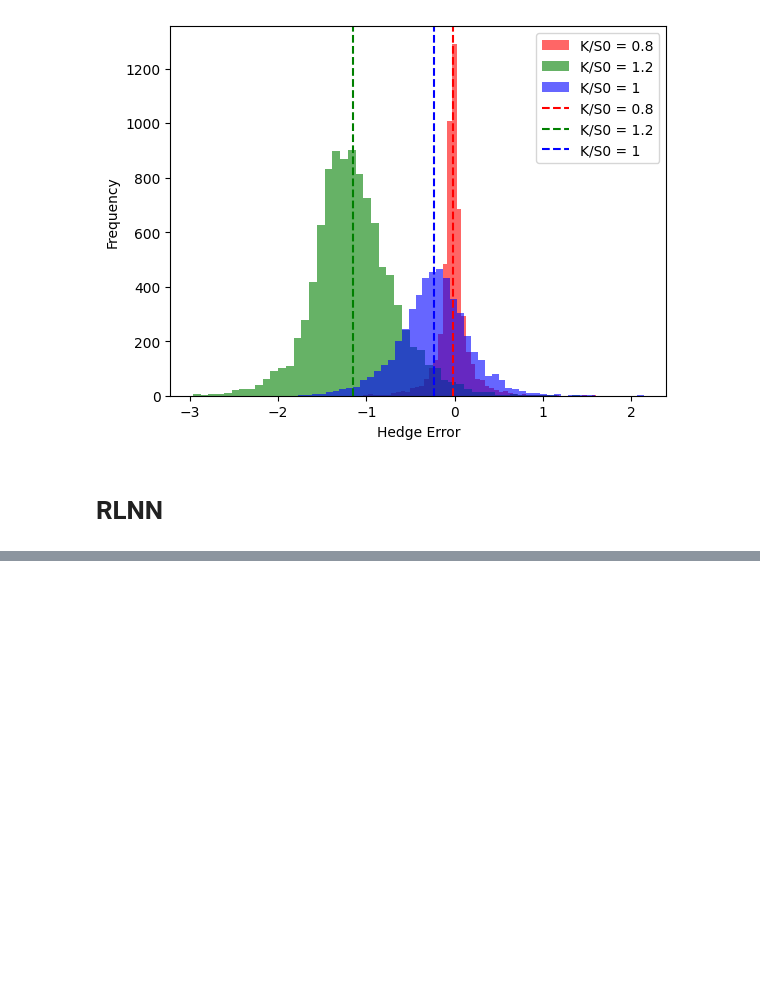
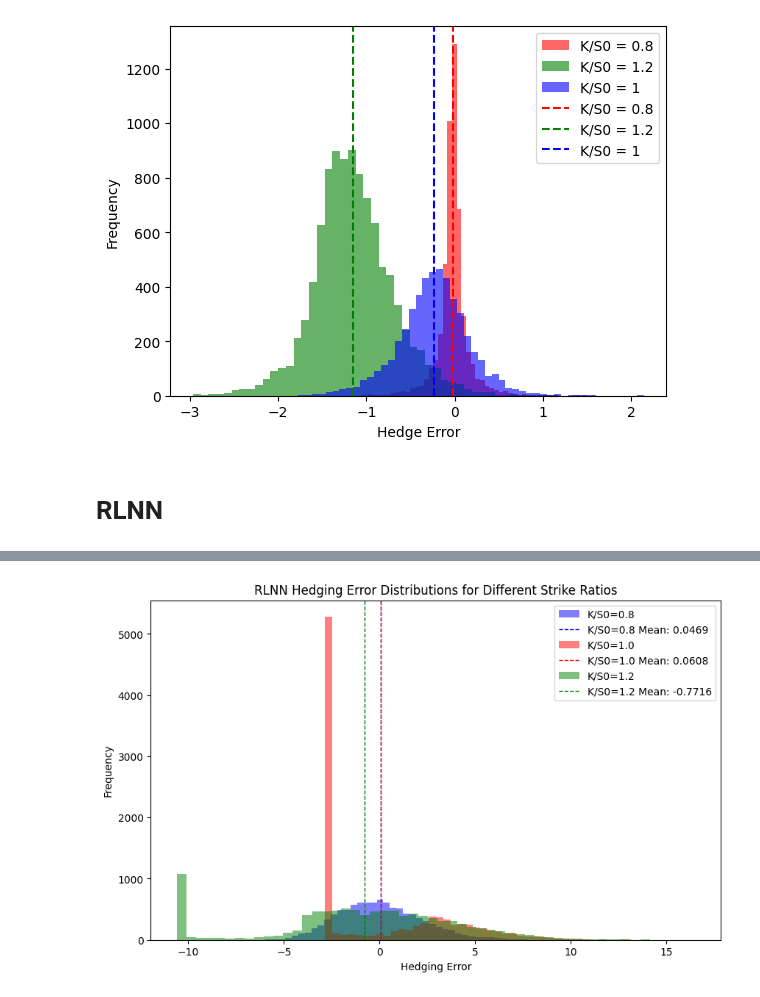
Before and after one commit to NitaiNijholt/SemiStaticReplicationNeuralNet, a Jupyter notebook: Delta_Hedging_plus_RLNN.ipynb, the cells around one changed output, grey strips where cells are left out. Drawn from its saved outputs; the diff is of its cells as text; code cells hidden in the pictures; blank space fills up the shorter version.

```diff
--- a/Delta_Hedging_plus_RLNN.ipynb
+++ b/Delta_Hedging_plus_RLNN.ipynb
@@ -1197,3 +1200,26 @@ Hedge error first 10: [-3.49239648 -4.00035163  3.88364776  0.81176058 -2.173599
+# %%
+plt.figure(figsize=(10,6))
+
+plt.hist(hedging_error_80.flatten(), bins=50, label='K/S0=0.8', color='b', alpha=0.5)
+plt.axvline(np.mean(hedging_error_80), color='b', linestyle='dashed', linewidth=1,
+            label=f'K/S0=0.8 Mean: {np.mean(hedging_error_80):.4f}')
+
+plt.hist(hedging_error_100.flatten(), bins=50, label='K/S0=1.0', color='r', alpha=0.5)
+plt.axvline(np.mean(hedging_error_100), color='r', linestyle='dashed', linewidth=1,
+            label=f'K/S0=1.0 Mean: {np.mean(hedging_error_100):.4f}')
+
+plt.hist(hedging_error_120.flatten(), bins=50, label='K/S0=1.2', color='g', alpha=0.5)
+plt.axvline(np.mean(hedging_error_120), color='g', linestyle='dashed', linewidth=1,
+            label=f'K/S0=1.2 Mean: {np.mean(hedging_error_120):.4f}')
+
+plt.xlabel('Hedging Error')
+plt.ylabel('Frequency')
+plt.title('RLNN Hedging Error Distributions for Different Strike Ratios')
+plt.legend()
+plt.savefig('Hedge_error_RLNN_freq24_sample5000.jpeg')
+plt.show()
+# %% [output]
+[figure, added]
 # %%
 hedging_error_100 = rlnn_hedge_error(S0, K_values[1], r, sigma, T, monitoring_dates, hedge_freq, M)
 # %% [output]
```
Also changed, not shown: parts of 8 cells of this notebook.
